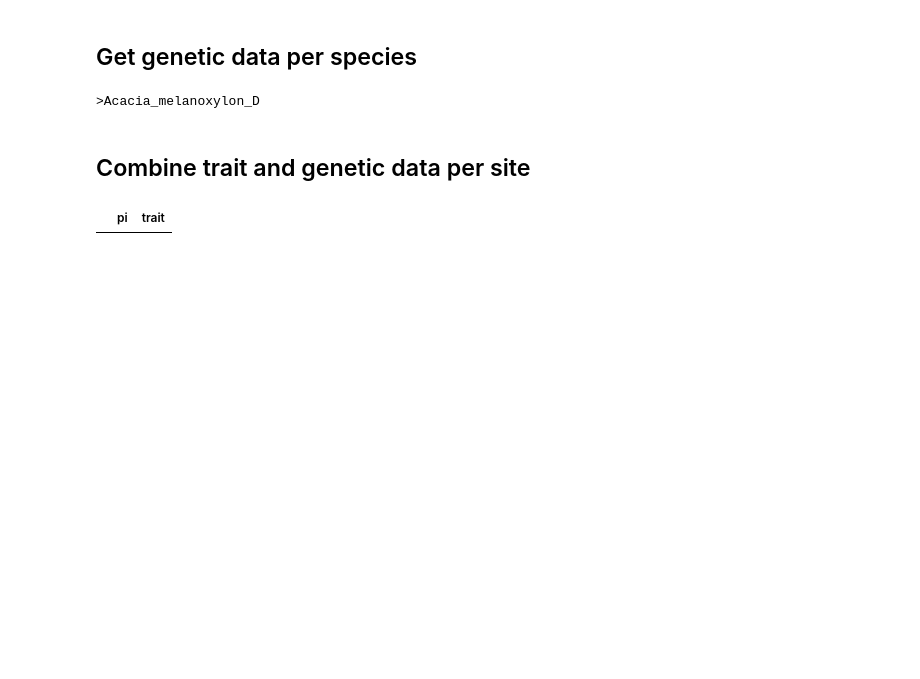
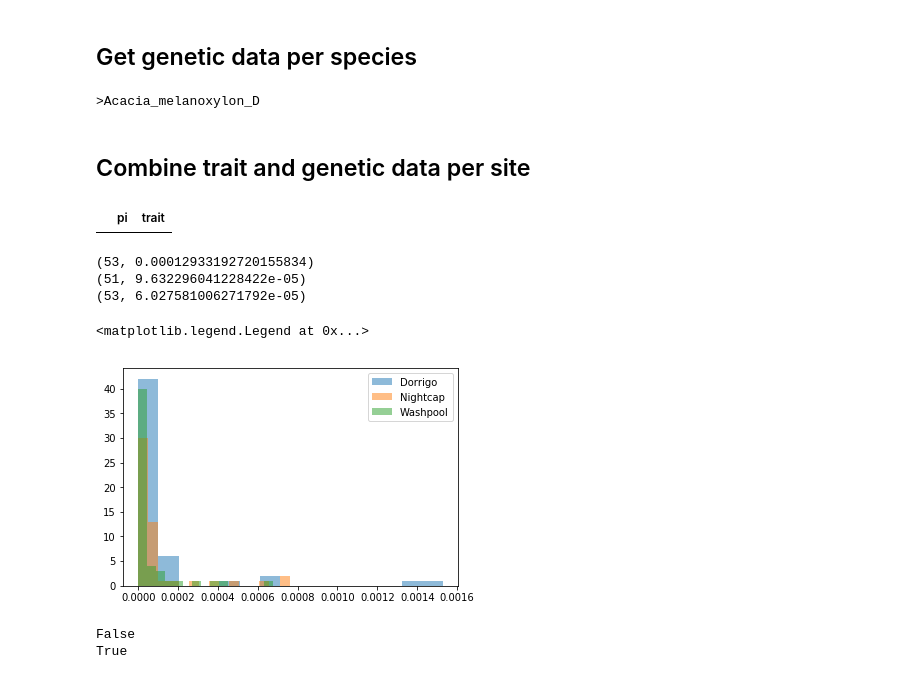
Before and after one commit to messDiv/MESS, a Jupyter notebook: jupyter-notebooks/empirical/Australian_trees/Australian_trees-Preprocessing.ipynb, the cells around one changed output. Saved outputs shown, nothing was run; the diff lists cells and outputs as text; code cells hidden in the pictures; blank space fills up the shorter version.

```diff
--- a/jupyter-notebooks/empirical/Australian_trees/Australian_trees-Preprocessing.ipynb
+++ b/jupyter-notebooks/empirical/Australian_trees/Australian_trees-Preprocessing.ipynb
@@ -123,26 +135,6 @@ while not done:
 # %% [output]
 >Acacia_melanoxylon_D
 # %%
-def hnum(val):
-    """
-    The val-th Harmonic number
-    """
-    return (val)*(1./hmean(range(1, val+1)))
-
-def Watterson(seq):
-    ## This is pooled data so we are looking at one sequence per
-    ## species. Only count IUPAC ambiguity codes.
-    c = Counter(seq)
-    try:
-        for i in ["A", "C", "G", "T", "-", "?", "N", "\n"]:
-            c.pop(i)
-    except:
-        pass
-    segsites = sum(c.values())
-    w_theta = segsites/hnum(6)
-
-    return w_theta/float(len(seq))
-
 ## Genomic diversity per site for each species within each sampling
 ## location. Munging the name to make it agree with the species name
 ## in the trait_df. Drop the trailing _*, convert '_' to space and
@@ -150,7 +142,7 @@ def Watterson(seq):
 ##   e.g. >Acacia_melanoxylon_N becomes Acacia melanoxylon
 diversity_by_loc_dfs = {loc:dict() for loc in locs}
 for loc in locs:
-    diversity_by_loc_dfs[loc] = {name.rsplit("_", 1)[0].replace("_", " ").replace(">", ""):Watterson(seq) for name, seq in fastas_by_loc_dfs[loc].items()}
+    diversity_by_loc_dfs[loc] = {name.rsplit("_", 1)[0].replace("_", " ").replace(">", ""):MESS.stats.Watterson(seq) for name, seq in fastas_by_loc_dfs[loc].items()}
 # %% [markdown]
 ## Combine trait and genetic data per site
 # %%
@@ -183,3 +176,22 @@ dorrigo_df[pd.isna(dorrigo_df)["trait"]]
 washpool_df[pd.isna(washpool_df)["trait"]]
 # %% [output]
 |  | pi | trait |
+# %%
+for name, df in zip(locs, [dorrigo_df, nightcap_df, washpool_df]):
+    print(len(df), np.mean(df["pi"]))
+    _, _, _ = plt.hist(df["pi"], label=name, alpha=0.5, bins=15)
+plt.legend()
+# %% [output]
+(53, 0.00012933192720155834)
+(51, 9.632296041228422e-05)
+(53, 6.027581006271792e-05)
+<matplotlib.legend.Legend at 0x...>
+[figure, added]
+# %%
+wat = False
+print(wat)
+wat = not wat
+print(wat)
+# %% [output]
+False
+True
```
Also changed, not shown: parts of 3 cells of this notebook, 5 other files.
